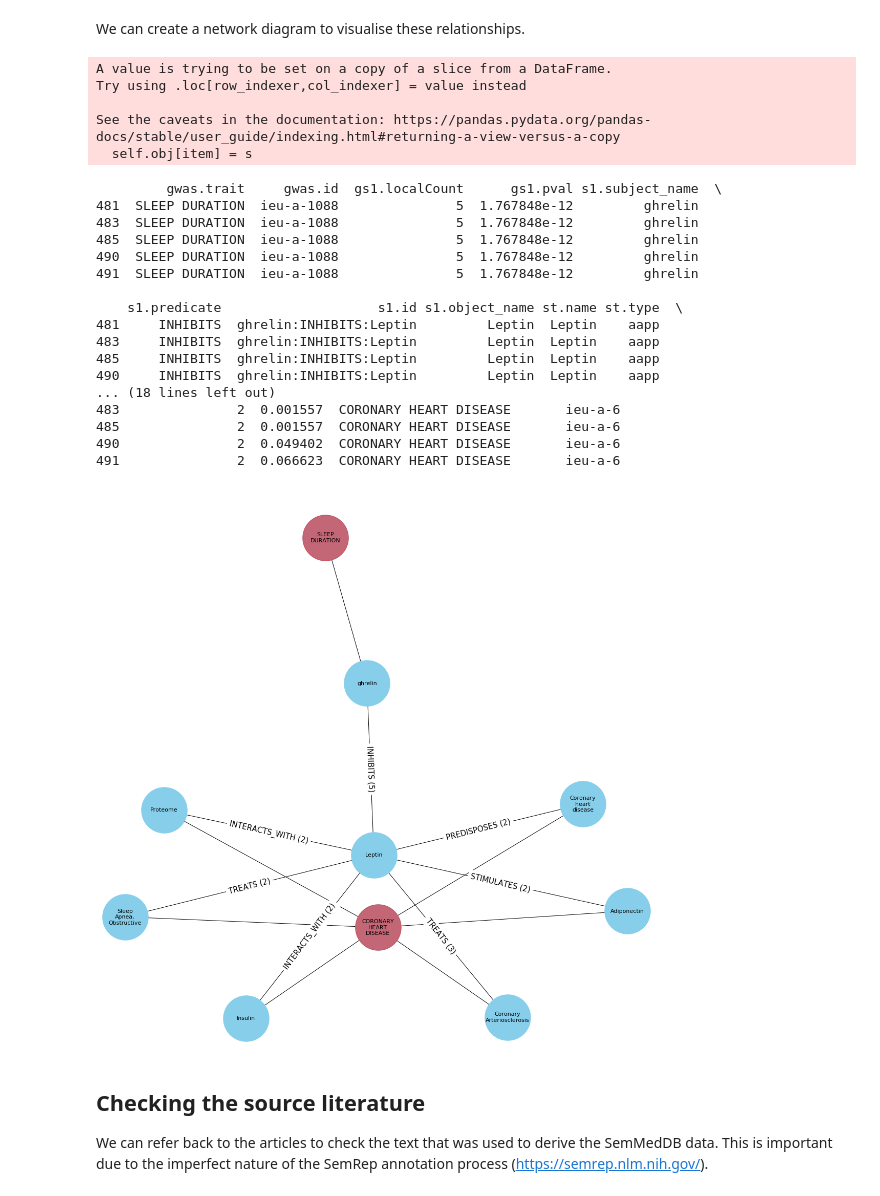
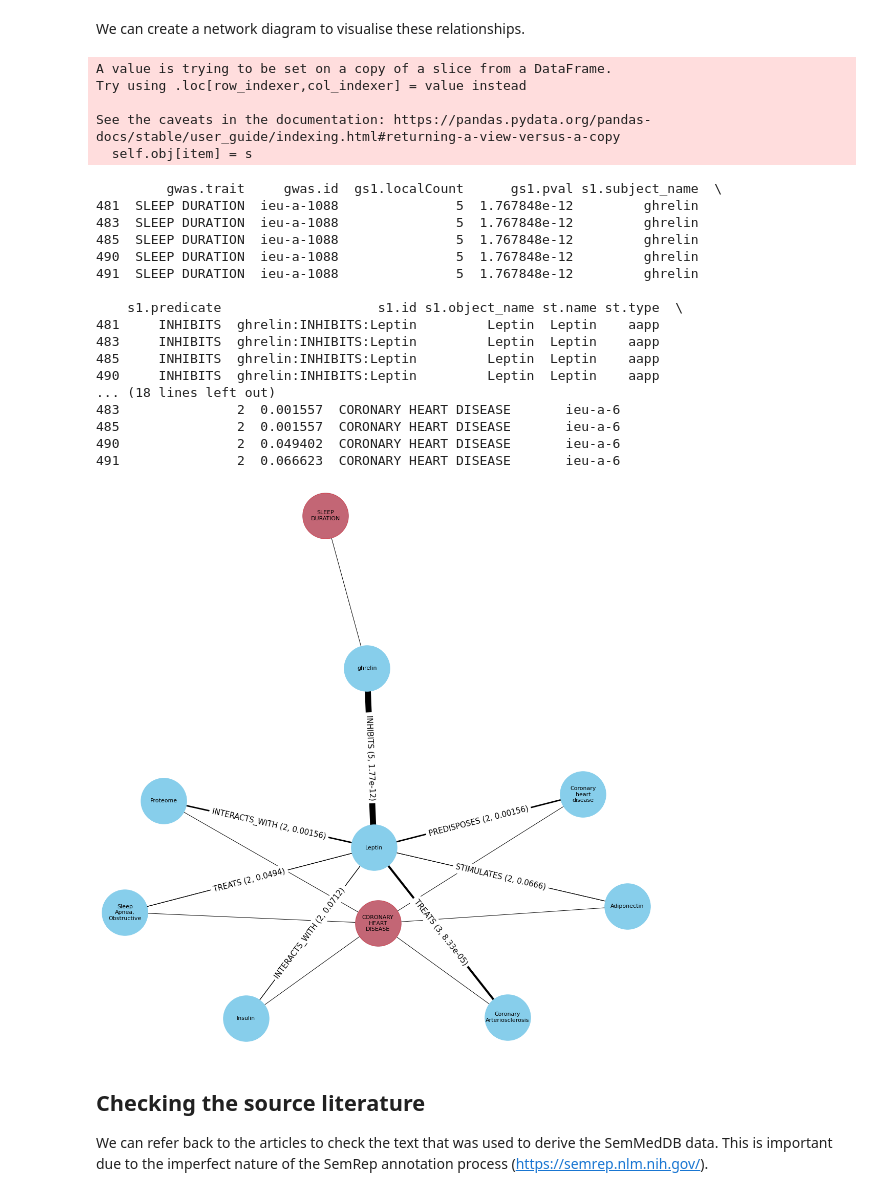
Before and after one commit to MRCIEU/epigraphdb, a Jupyter notebook: paper-case-studies/case-3-literature-triangulation.ipynb, the cells around one changed output. Drawn from its saved outputs; the diff is of its cells as text; code cells hidden in the pictures.

Commit message:
added pval and width to network

```diff
--- a/paper-case-studies/case-3-literature-triangulation.ipynb
+++ b/paper-case-studies/case-3-literature-triangulation.ipynb
@@ -326,16 +327,16 @@ for i in d:
 # create the edge labels
 labels = {}
 for l in lit_detail[
-    ["s1.subject_name", "s1.object_name", "s1.predicate", "gs1.localCount"]
-].values.tolist():
+    ["s1.subject_name", "s1.object_name", "s1.predicate", "gs1.localCount", "gs1.pval"]
+].drop_duplicates().values.tolist():
     labels[(add_newlines(l[0]), add_newlines(l[1]))] = (
-        add_newlines(l[2]) + " (" + str(l[3]) + ")"
+        add_newlines(l[2]) + " (" + str(l[3]) + ", "+str("{:.3g}".format(l[4]))+")"
     )
 for l in lit_detail[
-    ["s2.subject_name", "s2.object_name", "s2.predicate", "gs2.localCount"]
-].values.tolist():
+    ["s2.subject_name", "s2.object_name", "s2.predicate", "gs2.localCount", "gs2.pval"]
+].drop_duplicates().values.tolist():
     labels[(add_newlines(l[0]), add_newlines(l[1]))] = (
-        add_newlines(l[2]) + " (" + str(l[3]) + ")"
+        add_newlines(l[2]) + " (" + str(l[3]) + ", "+str("{:.3g}".format(l[4]))+")"
     )
 
 # create the network
@@ -358,6 +359,12 @@ nx.draw(
 
 nx.draw_networkx_edge_labels(G, pos, edge_labels=labels, font_size=15)
 
+#add log10 pval as width
+for edge in labels:
+    weight=float(labels[edge].split(' ')[-1].replace(')',''))
+    nx.draw_networkx_edges(G, pos, edgelist=[edge], width=math.log10(weight)*-1)
+nx.draw_networkx_edge_labels(G, pos, edge_labels=labels, font_size=15)
+
 # colour the GWAS nodes
 nx.draw_networkx_nodes(
     G,
@@ -365,34 +372,34 @@ nx.draw_networkx_nodes(
     nodelist=[add_newlines(exposure), add_newlines(outcome)],
     node_color="r",
     node_size=node_size,
     alpha=0.5,
 )
 # plt.show()
 plt.savefig(focus_term + ".png")
 # %% [output]
 A value is trying to be set on a copy of a slice from a DataFrame.
 Try using .loc[row_indexer,col_indexer] = value instead
 
 See the caveats in the documentation: https://pandas.pydata.org/pandas-docs/stable/user_guide/indexing.html#returning-a-view-versus-a-copy
   self.obj[item] = s
          gwas.trait     gwas.id  gs1.localCount      gs1.pval s1.subject_name  \
 481  SLEEP DURATION  ieu-a-1088               5  1.767848e-12         ghrelin
 483  SLEEP DURATION  ieu-a-1088               5  1.767848e-12         ghrelin
 485  SLEEP DURATION  ieu-a-1088               5  1.767848e-12         ghrelin
 490  SLEEP DURATION  ieu-a-1088               5  1.767848e-12         ghrelin
 491  SLEEP DURATION  ieu-a-1088               5  1.767848e-12         ghrelin
 
     s1.predicate                    s1.id s1.object_name st.name st.type  \
 481     INHIBITS  ghrelin:INHIBITS:Leptin         Leptin  Leptin    aapp
 483     INHIBITS  ghrelin:INHIBITS:Leptin         Leptin  Leptin    aapp
 485     INHIBITS  ghrelin:INHIBITS:Leptin         Leptin  Leptin    aapp
 490     INHIBITS  ghrelin:INHIBITS:Leptin         Leptin  Leptin    aapp
 ... (18 lines left out)
 483               2  0.001557  CORONARY HEART DISEASE       ieu-a-6
 485               2  0.001557  CORONARY HEART DISEASE       ieu-a-6
 490               2  0.049402  CORONARY HEART DISEASE       ieu-a-6
 491               2  0.066623  CORONARY HEART DISEASE       ieu-a-6
-[figure, old version]
+[figure, new version]
 # %% [markdown]
 ## Checking the source literature
 
```
Also changed, not shown: parts of 2 cells of this notebook.
